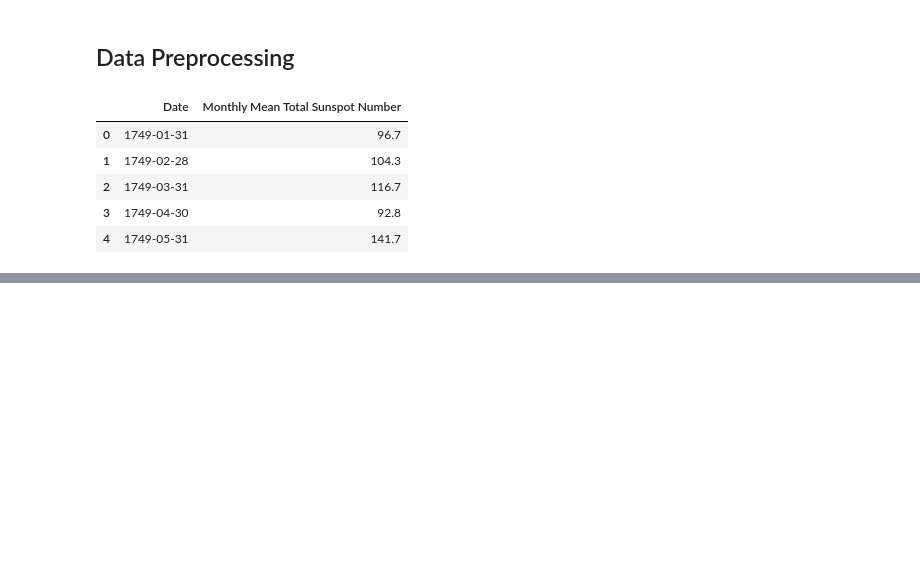
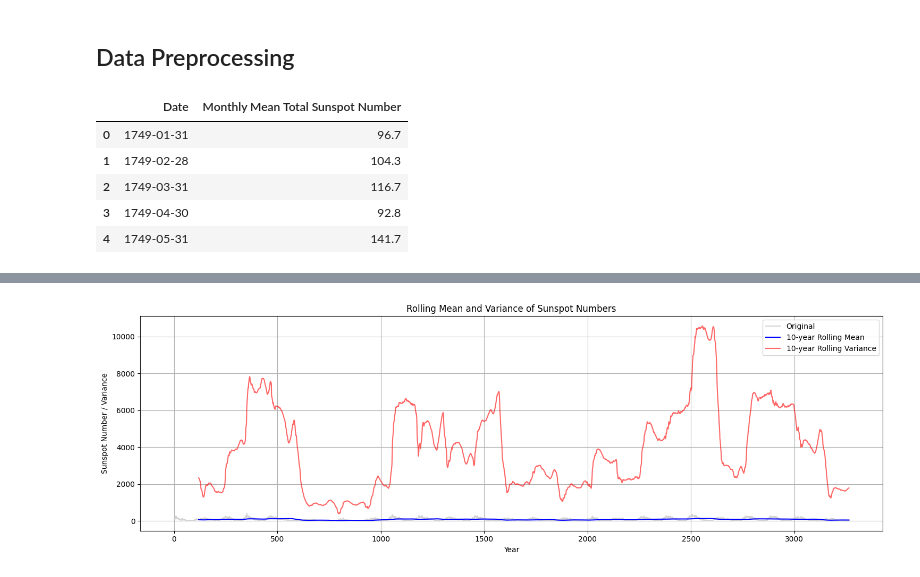
Before and after one commit to Jevgenijsposashkov/bnn_forecasting, a Jupyter notebook: bnn_notebook.ipynb, the cells around one changed output, grey strips where cells are left out. Cells and saved outputs as stored; diff of their text form; code cells hidden in the pictures; blank space fills up the shorter version.

```diff
--- a/bnn_notebook.ipynb
+++ b/bnn_notebook.ipynb
@@ -58,0 +117,18 @@ def plot_series(time, series, col = 'dodgerblue', lab = 'original', format="-",
+# %%
+# 2. Rolling Mean & Variance (120 months ~ 10 years)
+rolling_mean = df['Sunspots'].rolling(window=120).mean()
+rolling_var = df['Sunspots'].rolling(window=120).var()
+
+plt.figure(figsize=(15,5))
+plt.plot(df.index, df['Sunspots'], color='lightgray', label='Original')
+plt.plot(df.index, rolling_mean, color='blue', label='10-year Rolling Mean')
+plt.plot(df.index, rolling_var, color='red', label='10-year Rolling Variance', alpha=0.6)
+plt.title('Rolling Mean and Variance of Sunspot Numbers')
+plt.xlabel('Year')
+plt.ylabel('Sunspot Number / Variance')
+plt.legend()
+plt.grid()
+plt.tight_layout()
+plt.show()
+# %% [output]
+[figure, added]
```
Also changed, not shown: parts of 17 cells of this notebook, 1 other file.
